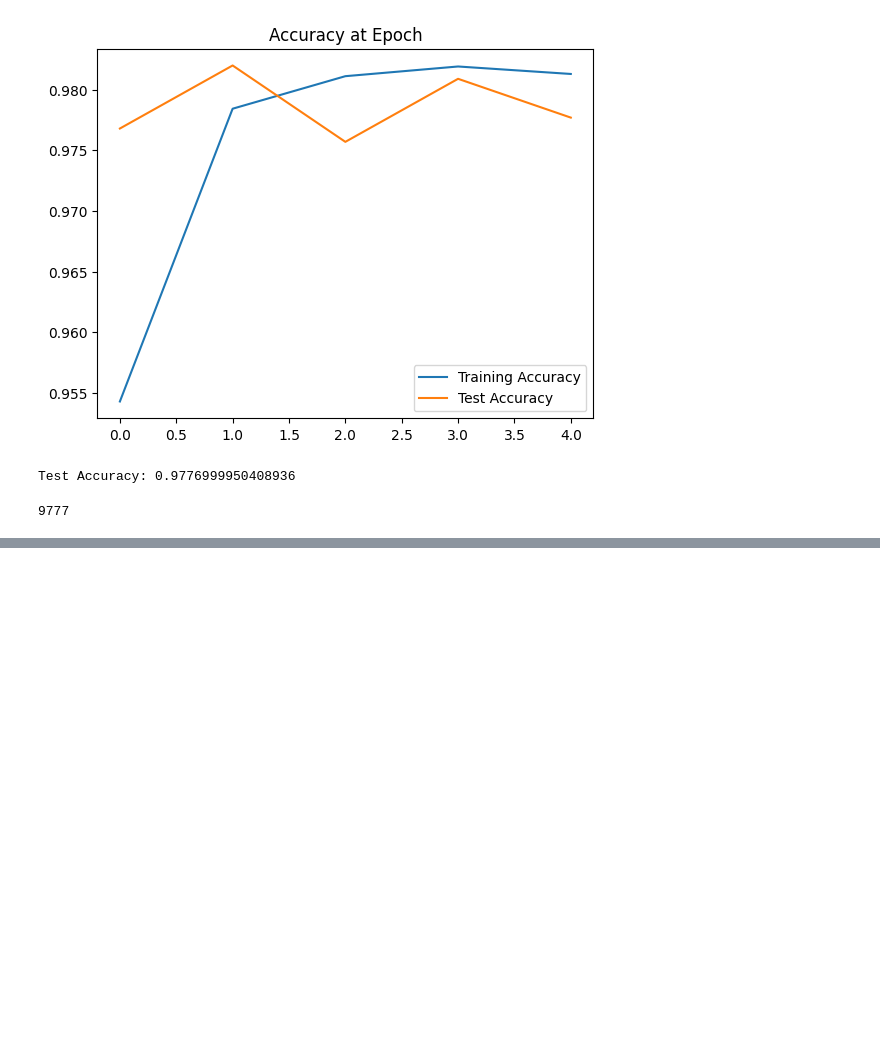
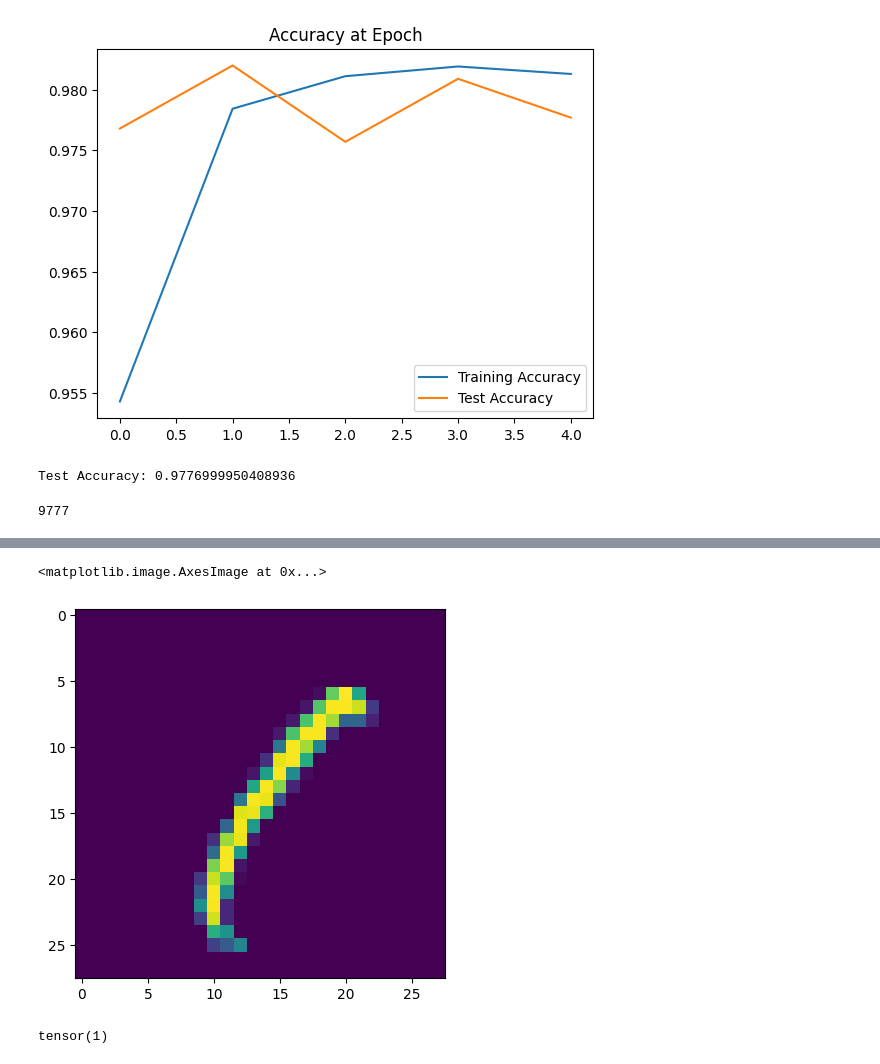
Before and after one commit to russellw999/.github.io, a Jupyter notebook: CNN.ipynb, the cells around one changed output, grey strips where cells are left out. Cells and saved outputs as stored; diff of their text form; code cells hidden in the pictures; blank space fills up the shorter version.

```diff
--- a/CNN.ipynb
+++ b/CNN.ipynb
@@ -305,0 +449,6 @@ correct.item()
+# %%
+# show the image
+plt.imshow(test_data[4185][0].reshape(28,28))
+# %% [output]
+<matplotlib.image.AxesImage at 0x...>
+[figure, added]
@@ -305,0 +461,4 @@ correct.item()
+# %%
+new_prediction.argmax() # gives 1 which is  what the label was, ie 1
+# %% [output]
+tensor(1)
```
Also changed, not shown: parts of 14 cells of this notebook.
